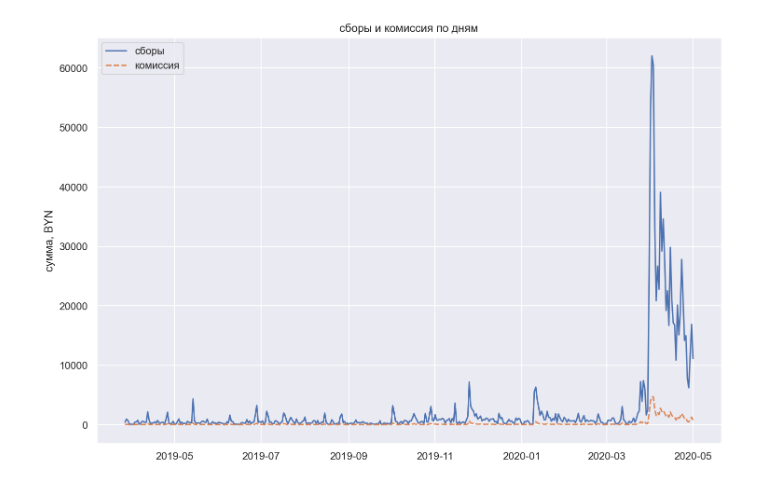
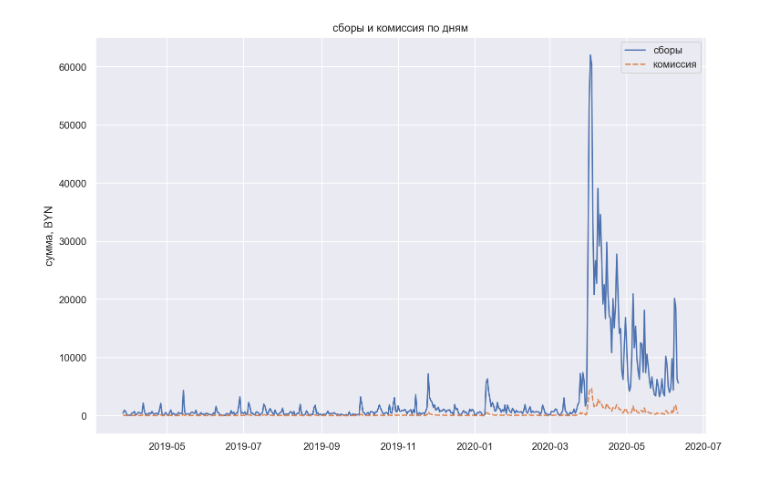
Before and after one commit to iced/motolkulator, a Jupyter notebook: motolkulator.ipynb, the cells around one changed output. Drawn from its saved outputs; the diff is of its cells as text; code cells hidden in the pictures.

```diff
--- a/motolkulator.ipynb
+++ b/motolkulator.ipynb
@@ -42,25 +42,32 @@ def percentage(sum):
     p = p if p > 1.1 else 1.1
     p = (int(p * 100)) / 100.0
     return p
+# %%
+def npercentage(sum):
+    p = sum * 0.05 + 0.4
+    p = (int(p * 100)) / 100.0
+    return p
 # %%
 def collect(campaigns):
     pss = []
     for c in campaigns:
         ps = get_payments(c)
         if len(ps) != 0:
-            pss.extend([{"date": dateutil.parser.parse(p["created_at"]), "сборы": p["sum"], "комиссия": percentage(p["sum"])} for p in ps])
+            pss.extend([{"date": dateutil.parser.parse(p["created_at"]), "campaign": c, "сборы": p["sum"], "комиссия": percentage(p["sum"]), "новая комиссия": npercentage(p["sum"])} for p in ps])
     return pss
 # %%
 df = pd.DataFrame.from_records(collect(get_campaigns()), index="date")
 # %%
 ddf = df.groupby(by=[df.index.year, df.index.month, df.index.day]).sum()
 ddf.index = ddf.index.to_flat_index().map(lambda r: datetime.date(r[0], r[1], r[2]))
+ddf = ddf.drop(["campaign"], axis=1)
 
 mdf = df.groupby(by=[df.index.year, df.index.month]).sum()
 mdf.index = mdf.index.to_flat_index().map(lambda r: datetime.date(r[0], r[1], 1))
+mdf = mdf.drop(["campaign"], axis=1)
 # %%
-sns.lineplot(data=ddf[:-1])
+sns.lineplot(data=ddf[["сборы", "комиссия"]])
 plt.ylabel("сумма, BYN")
 plt.title("сборы и комиссия по дням");
 # %% [output]
-[figure, old version]
+[figure, new version]
```
Also changed, not shown: parts of 5 cells of this notebook, 1 other file.
